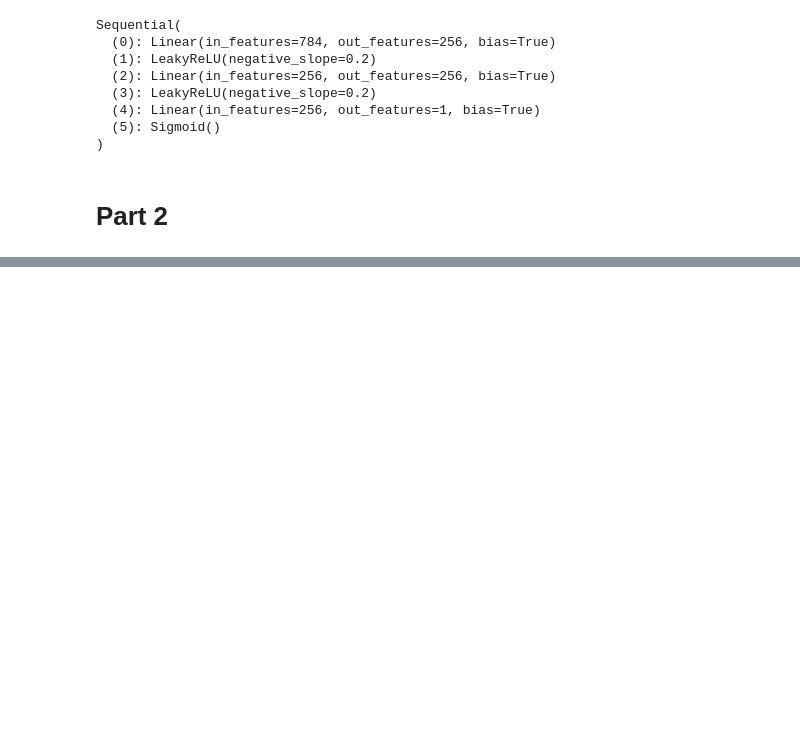
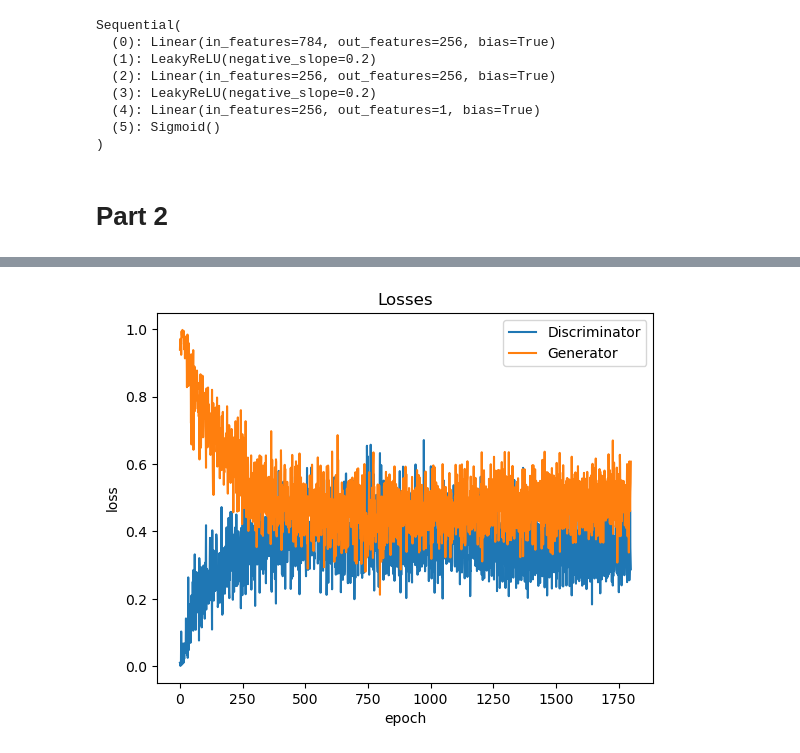
Before and after one commit to sgwlee96/Fall2024, a Jupyter notebook: DATA255/homework5/homework5_SungwonLee.ipynb, the cells around one changed output, grey strips where cells are left out. Cells and saved outputs as stored; diff of their text form; code cells hidden in the pictures; blank space fills up the shorter version.

```diff
--- a/DATA255/homework5/homework5_SungwonLee.ipynb
+++ b/DATA255/homework5/homework5_SungwonLee.ipynb
@@ -492,0 +523,4 @@ Sequential(
+# %%
+criterion = nn.MSELoss()
+d_optimizer = torch.optim.Adam(D.parameters(), lr=0.0002)
+g_optimizer = torch.optim.Adam(G.parameters(), lr=0.0002)
@@ -492,0 +552,11 @@ Sequential(
+# %%
+def train_generator():
+    z = torch.randn(batch_size, latent_size).to(device)
+    fake_images = G(z)
+    labels = torch.ones(batch_size, 1).to(device)
+    g_loss = criterion(D(fake_images), labels)
+
+    reset_grad()
+    g_loss.backward()
+    g_optimizer.step()
+    return g_loss, fake_images
@@ -492,0 +682,18 @@ Sequential(
+# %%
+# Re-Train
+for epoch in range(num_epochs):
+    for i, (images, _) in enumerate(data_loader):
+        images = images.reshape(batch_size, -1).to(device)
+
+        d_loss, real_score, fake_score = train_discriminator(images)
+        g_loss, fake_images = train_generator()
+
+        if (i+1) % 200 == 0:
+            d_losses.append(d_loss.item())
+            g_losses.append(g_loss.item())
+            real_scores.append(real_score.mean().item())
+            fake_scores.append(fake_score.mean().item())
+            print(f'Epoch [{epoch}/{num_epochs}], Step [{i+1}/{total_step}], d_loss: {d_loss:.4f}, '
+                  f'g_loss: {g_loss:.4f}, D(x): {real_score.mean():.2f}, D(G(z)): {fake_score.mean():.2f}')
+
+    save_lsgan_images(epoch+301)
@@ -492,0 +718,9 @@ Sequential(
+# %%
+plt.plot(d_losses, '-')
+plt.plot(g_losses, '-')
+plt.xlabel('epoch')
+plt.ylabel('loss')
+plt.legend(['Discriminator', 'Generator'])
+plt.title('Losses');
+# %% [output]
+[figure, added]
```
Also changed, not shown: parts of 17 cells of this notebook, 2 other files.
